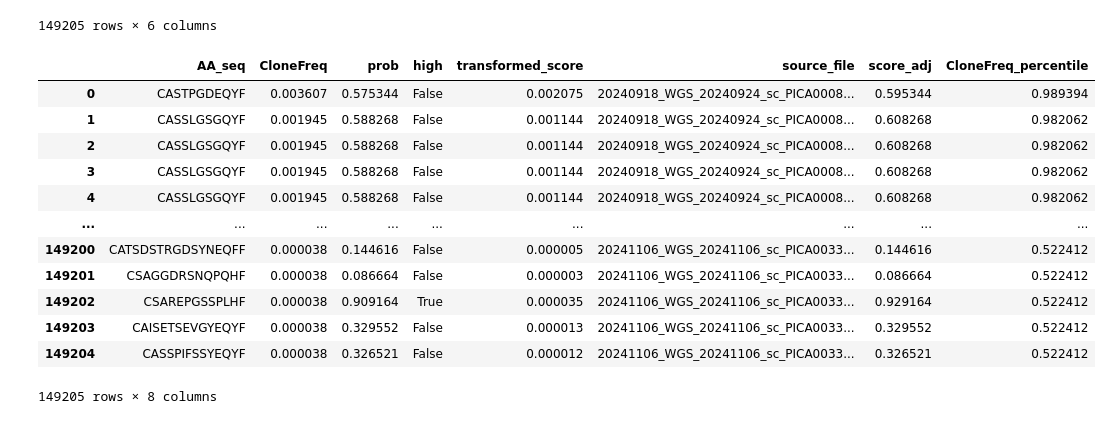
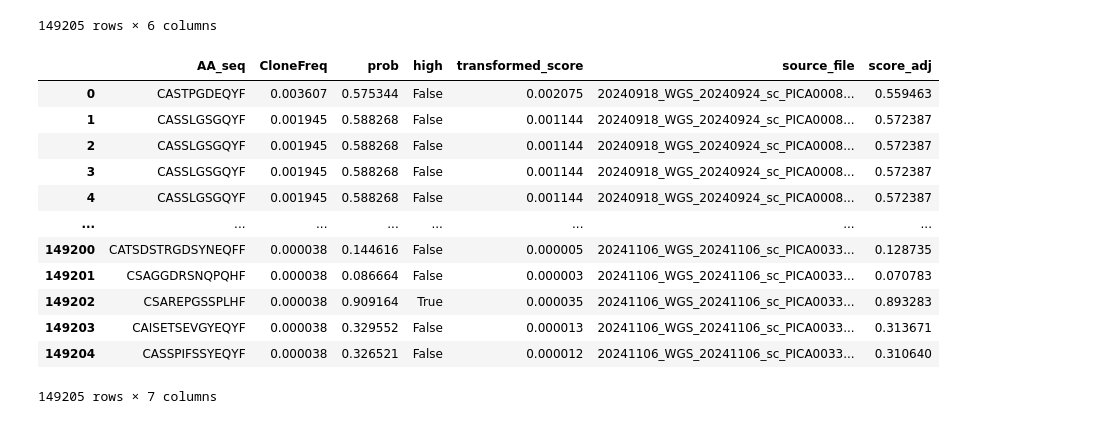
Before and after one commit to tuonglab/gnn_release, a Jupyter notebook: clonal_frequency_scoring/bulk+sc/simplified_aml_zero.ipynb, the cells around one changed output. Cells and saved outputs as stored; diff of their text form; code cells hidden in the pictures.

```diff
--- a/clonal_frequency_scoring/bulk+sc/simplified_aml_zero.ipynb
+++ b/clonal_frequency_scoring/bulk+sc/simplified_aml_zero.ipynb
@@ -360,37 +506,39 @@ combined_control_df
 # %%
 import numpy as np
 
-# Apply the function to the DataFrame
-S, R = combined_score_sample_capped(
-    P=combined_control_df["prob"].values,
-    F_raw=combined_control_df["CloneFreq"].values,
-    t_P=0.5,
-    t_R=0.5,
-    alpha=ALPHA,
-    beta=BETA,
-    delta_max=DELTA_MAX,
-    floor=0.01,
-    ceil=0.99,
-)
+# # Apply the function to the DataFrame
+# S, R = combined_score_sample_capped(
+#     P=combined_control_df["prob"].values,
+#     F_raw=combined_control_df["CloneFreq"].values,
+#     t_P=0.5,
+#     t_R=0.5,
+#     alpha=ALPHA,
+#     beta=BETA,
+#     delta_max=DELTA_MAX,
+#     floor=0.01,
+#     ceil=0.99,
+# )
 
+S = combined_score_distribution_aware_simple(
+    P=combined_control_df["prob"].values, option=1)
 # Add results back to the DataFrame
 combined_control_df["score_adj"] = S
-combined_control_df["CloneFreq_percentile"] = R
+# combined_control_df["CloneFreq_percentile"] = R
 combined_control_df
 # %% [output]
-|  | AA_seq | CloneFreq | prob | high | transformed_score | source_file | score_adj | CloneFreq_percentile |
-| 0 | CASTPGDEQYF | 0.003607 | 0.575344 | False | 0.002075 | 20240918_WGS_20240924_sc_PICA0008... | 0.595344 | 0.989394 |
-| 1 | CASSLGSGQYF | 0.001945 | 0.588268 | False | 0.001144 | 20240918_WGS_20240924_sc_PICA0008... | 0.608268 | 0.982062 |
-| 2 | CASSLGSGQYF | 0.001945 | 0.588268 | False | 0.001144 | 20240918_WGS_20240924_sc_PICA0008... | 0.608268 | 0.982062 |
-| 3 | CASSLGSGQYF | 0.001945 | 0.588268 | False | 0.001144 | 20240918_WGS_20240924_sc_PICA0008... | 0.608268 | 0.982062 |
-| 4 | CASSLGSGQYF | 0.001945 | 0.588268 | False | 0.001144 | 20240918_WGS_20240924_sc_PICA0008... | 0.608268 | 0.982062 |
-| ... | ... | ... | ... | ... | ... | ... | ... | ... |
-| 149200 | CATSDSTRGDSYNEQFF | 0.000038 | 0.144616 | False | 0.000005 | 20241106_WGS_20241106_sc_PICA0033... | 0.144616 | 0.522412 |
-| 149201 | CSAGGDRSNQPQHF | 0.000038 | 0.086664 | False | 0.000003 | 20241106_WGS_20241106_sc_PICA0033... | 0.086664 | 0.522412 |
-| 149202 | CSAREPGSSPLHF | 0.000038 | 0.909164 | True | 0.000035 | 20241106_WGS_20241106_sc_PICA0033... | 0.929164 | 0.522412 |
-| 149203 | CAISETSEVGYEQYF | 0.000038 | 0.329552 | False | 0.000013 | 20241106_WGS_20241106_sc_PICA0033... | 0.329552 | 0.522412 |
-| 149204 | CASSPIFSSYEQYF | 0.000038 | 0.326521 | False | 0.000012 | 20241106_WGS_20241106_sc_PICA0033... | 0.326521 | 0.522412 |
+|  | AA_seq | CloneFreq | prob | high | transformed_score | source_file | score_adj |
+| 0 | CASTPGDEQYF | 0.003607 | 0.575344 | False | 0.002075 | 20240918_WGS_20240924_sc_PICA0008... | 0.559463 |
+| 1 | CASSLGSGQYF | 0.001945 | 0.588268 | False | 0.001144 | 20240918_WGS_20240924_sc_PICA0008... | 0.572387 |
+| 2 | CASSLGSGQYF | 0.001945 | 0.588268 | False | 0.001144 | 20240918_WGS_20240924_sc_PICA0008... | 0.572387 |
+| 3 | CASSLGSGQYF | 0.001945 | 0.588268 | False | 0.001144 | 20240918_WGS_20240924_sc_PICA0008... | 0.572387 |
+| 4 | CASSLGSGQYF | 0.001945 | 0.588268 | False | 0.001144 | 20240918_WGS_20240924_sc_PICA0008... | 0.572387 |
+| ... | ... | ... | ... | ... | ... | ... | ... |
+| 149200 | CATSDSTRGDSYNEQFF | 0.000038 | 0.144616 | False | 0.000005 | 20241106_WGS_20241106_sc_PICA0033... | 0.128735 |
+| 149201 | CSAGGDRSNQPQHF | 0.000038 | 0.086664 | False | 0.000003 | 20241106_WGS_20241106_sc_PICA0033... | 0.070783 |
+| 149202 | CSAREPGSSPLHF | 0.000038 | 0.909164 | True | 0.000035 | 20241106_WGS_20241106_sc_PICA0033... | 0.893283 |
+| 149203 | CAISETSEVGYEQYF | 0.000038 | 0.329552 | False | 0.000013 | 20241106_WGS_20241106_sc_PICA0033... | 0.313671 |
+| 149204 | CASSPIFSSYEQYF | 0.000038 | 0.326521 | False | 0.000012 | 20241106_WGS_20241106_sc_PICA0033... | 0.310640 |
-149205 rows × 8 columns
+149205 rows × 7 columns
 # %%
 import numpy as np
 import pandas as pd
```
Also changed, not shown: parts of 10 cells of this notebook, 3 other files.
